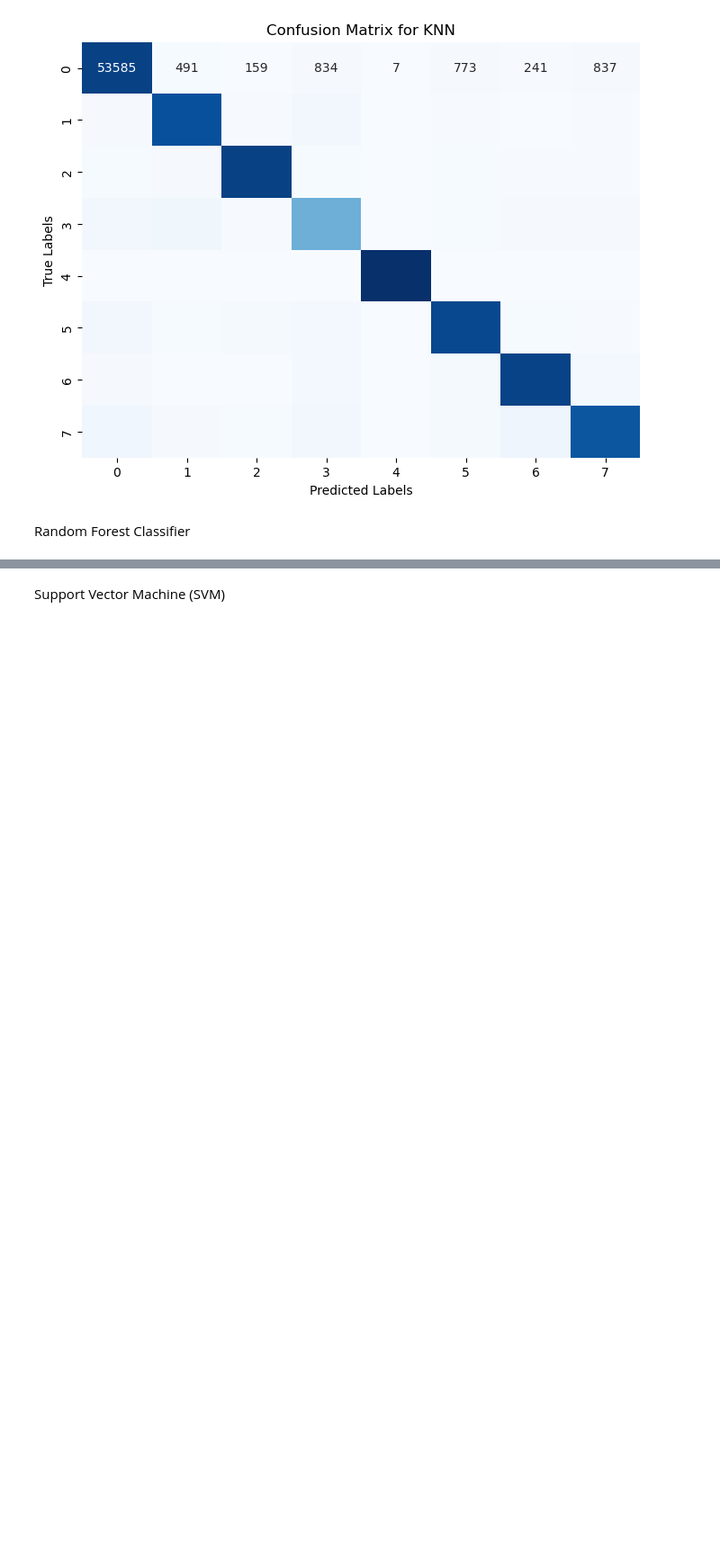
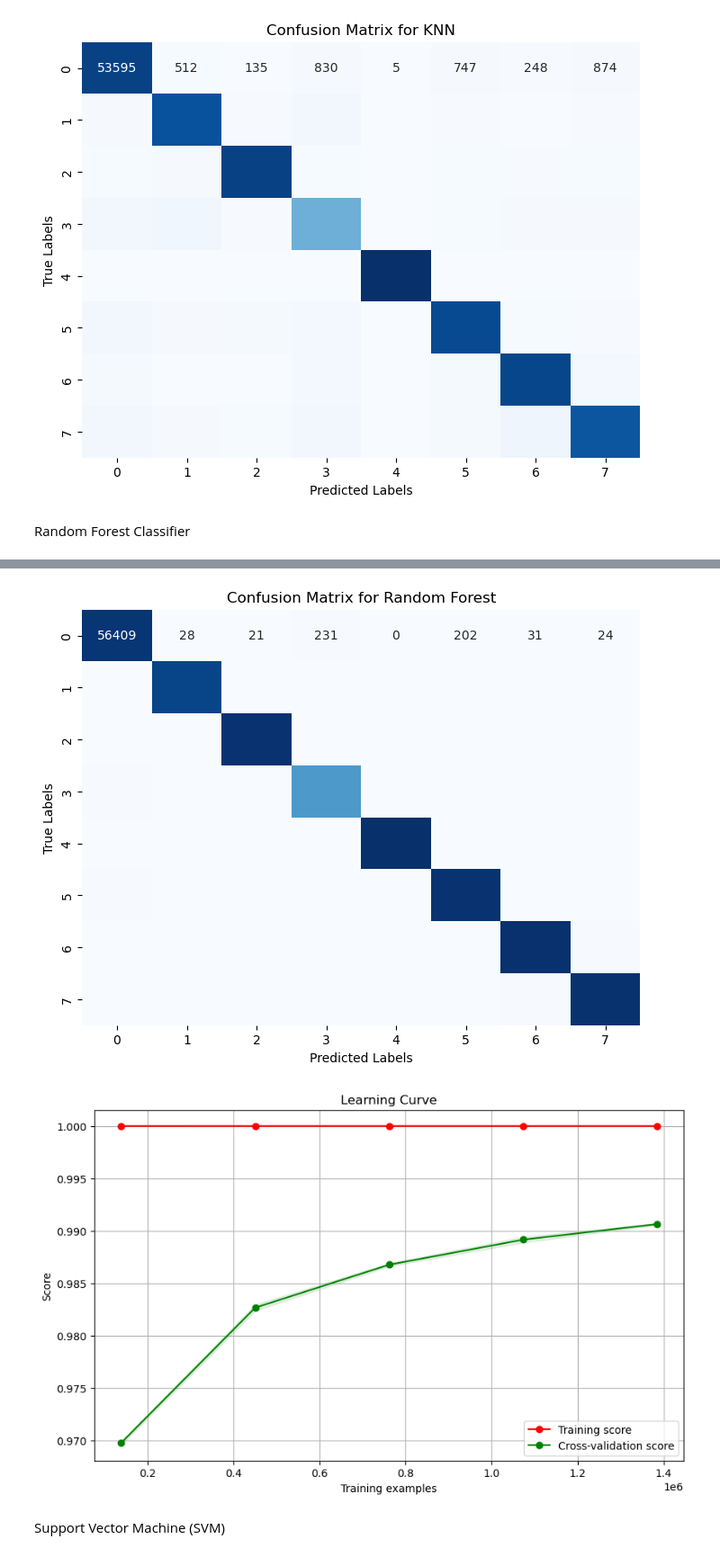
Before and after one commit to Jatinyadav047/Final-year-project, a Jupyter notebook: analysis.ipynb, the cells around one changed output, grey strips where cells are left out. Shown at 90% size. Cells and saved outputs as stored; diff of their text form; code cells hidden in the pictures; blank space fills up the shorter version.

```diff
--- a/analysis.ipynb
+++ b/analysis.ipynb
@@ -108,3 +108,10 @@ X_train, X_test, y_train, y_test, mode_train, mode_test = train_test_split(scale
+# %%
+from sklearn.model_selection import train_test_split
+
+# Use stratification to ensure the same proportion of fault types in both training and testing sets
+X_train, X_test, y_train, y_test = train_test_split(
+    scaled_df, target, test_size=0.2, random_state=42, stratify=combined_data['Fault_Type']
+)
 # %%
 import seaborn as sns
 import matplotlib.pyplot as plt
@@ -215,3 +231,56 @@ Classification Report:
+# %%
+
+from sklearn.model_selection import learning_curve
+import matplotlib.pyplot as plt
+import numpy as np
+import seaborn as sns
+
+# Function to plot confusion matrix
+def plot_confusion_matrix(y_test, y_pred, model_name):
+    # Generate the confusion matrix
+    conf_matrix = confusion_matrix(y_test, y_pred)
+
+    # Plot the confusion matrix using seaborn's heatmap
+    plt.figure(figsize=(8,6))
+    sns.heatmap(conf_matrix, annot=True, fmt='d', cmap='Blues', cbar=False)
+    plt.title(f'Confusion Matrix for {model_name}')
+    plt.xlabel('Predicted Labels')
+    plt.ylabel('True Labels')
+    plt.show()
+
+plot_confusion_matrix(y_test, y_pred_rf, "Random Forest")
+
+# Function to plot learning curve
+def plot_learning_curve(estimator, X, y, title="Learning Curve", cv=5, n_jobs=-1, train_sizes=np.linspace(0.1, 1.0, 5)):
+    plt.figure(figsize=(10, 6))
+    plt.title(title)
+
+    # Generate learning curve data
+    train_sizes, train_scores, test_scores = learning_curve(estimator, X, y, cv=cv, n_jobs=n_jobs, train_sizes=train_sizes)
+
+    # Calculate mean and standard deviation for training and testing scores
+    train_scores_mean = np.mean(train_scores, axis=1)
+    train_scores_std = np.std(train_scores, axis=1)
+    test_scores_mean = np.mean(test_scores, axis=1)
+    test_scores_std = np.std(test_scores, axis=1)
+
+    # Plot the learning curve
+    plt.fill_between(train_sizes, train_scores_mean - train_scores_std, train_scores_mean + train_scores_std, alpha=0.1, color="r")
+    plt.fill_between(train_sizes, test_scores_mean - test_scores_std, test_scores_mean + test_scores_std, alpha=0.1, color="g")
+    plt.plot(train_sizes, train_scores_mean, 'o-', color="r", label="Training score")
+    plt.plot(train_sizes, test_scores_mean, 'o-', color="g", label="Cross-validation score")
+
+    plt.xlabel("Training examples")
+    plt.ylabel("Score")
+    plt.legend(loc="best")
+    plt.grid()
+    plt.show()
+
+# Plot learning curve for Random Forest model
+plot_learning_curve(rf_model, X_train, y_train)
+# %% [output]
+[figure, added]
+[figure, added]
 # %% [markdown]
 Support Vector Machine (SVM)
 # %%
```
Also changed, not shown: parts of 5 cells of this notebook, 4 other files.
